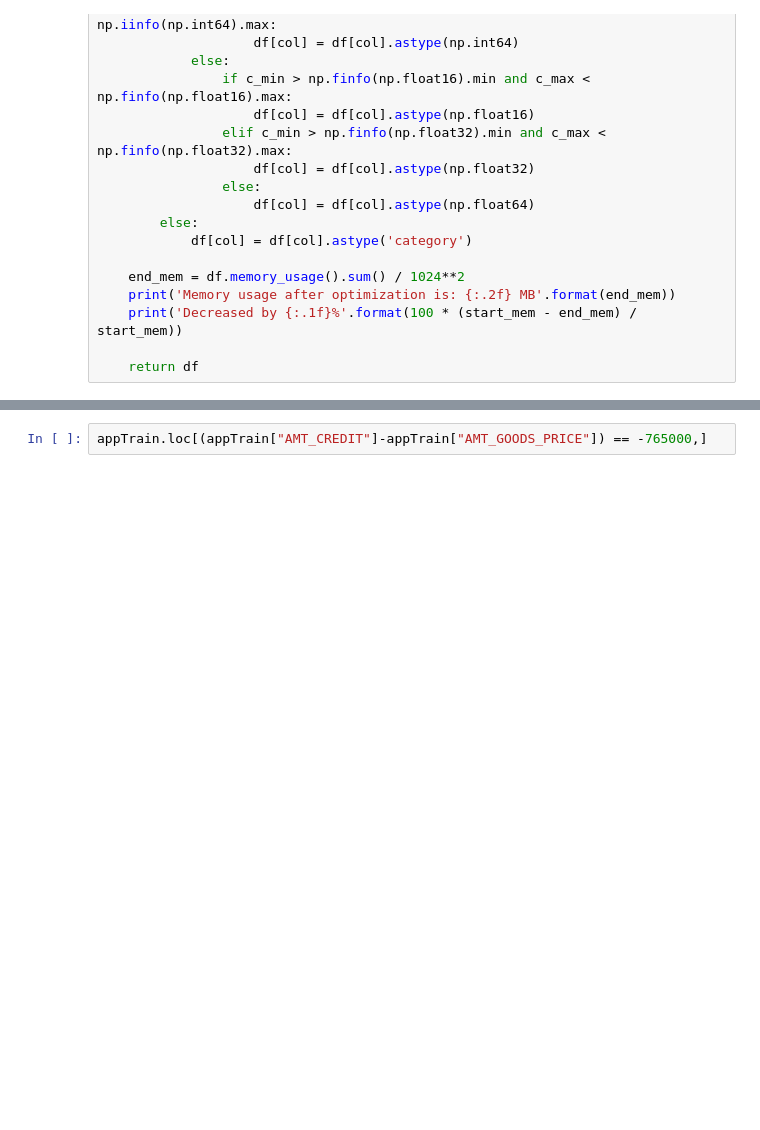
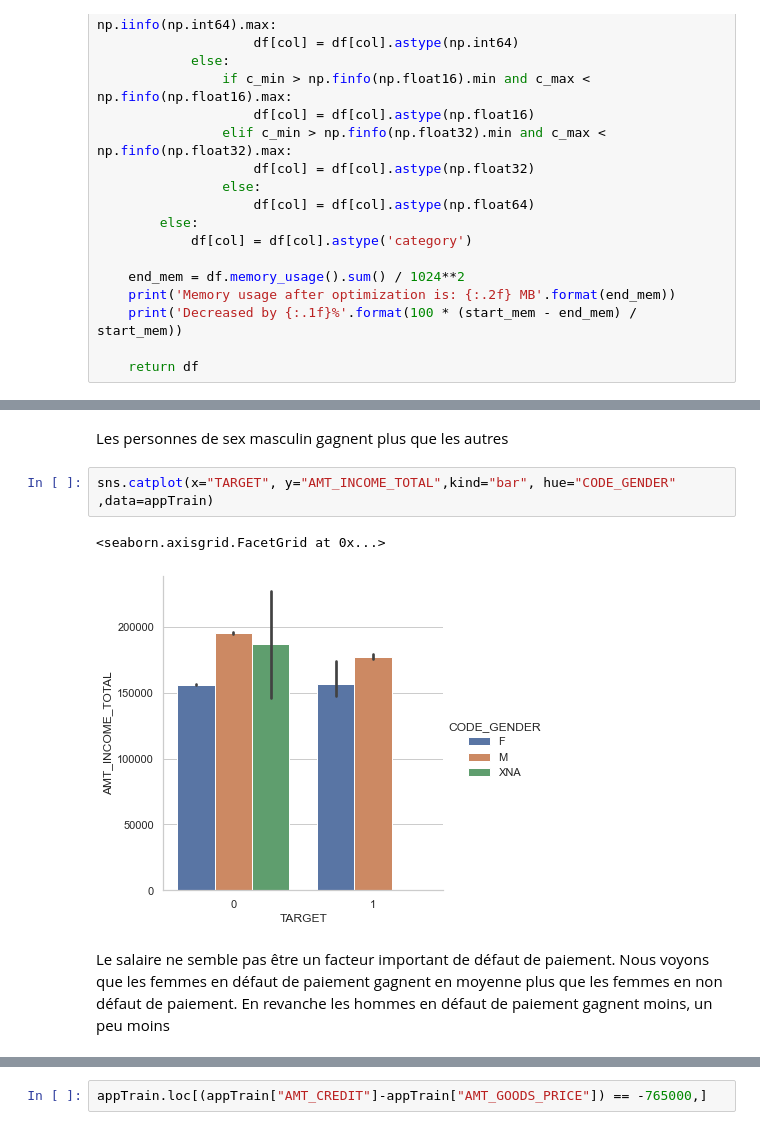
Before and after one commit to iamnotarobotbutitsok/projet_07_model_scoring, a Jupyter notebook: 210531.ipynb, the cells around one changed output, grey strips where cells are left out. Cells and saved outputs as stored; diff of their text form; blank space fills up the shorter version.

```diff
--- a/210531.ipynb
+++ b/210531.ipynb
@@ -117,0 +147,9 @@ appTrain
+# %% [markdown]
+Les personnes de sex masculin gagnent plus que les autres
+# %%
+sns.catplot(x="TARGET", y="AMT_INCOME_TOTAL",kind="bar", hue="CODE_GENDER" ,data=appTrain)
+# %% [output]
+<seaborn.axisgrid.FacetGrid at 0x...>
+[figure, added]
+# %% [markdown]
+Le salaire ne semble pas être un facteur important de défaut de paiement. Nous voyons que les femmes en défaut de paiement gagnent en moyenne plus que les femmes en non défaut de paiement. En revanche les hommes en défaut de paiement gagnent moins, un peu moins
```
Also changed, not shown: parts of 53 cells of this notebook, 4 other files.
